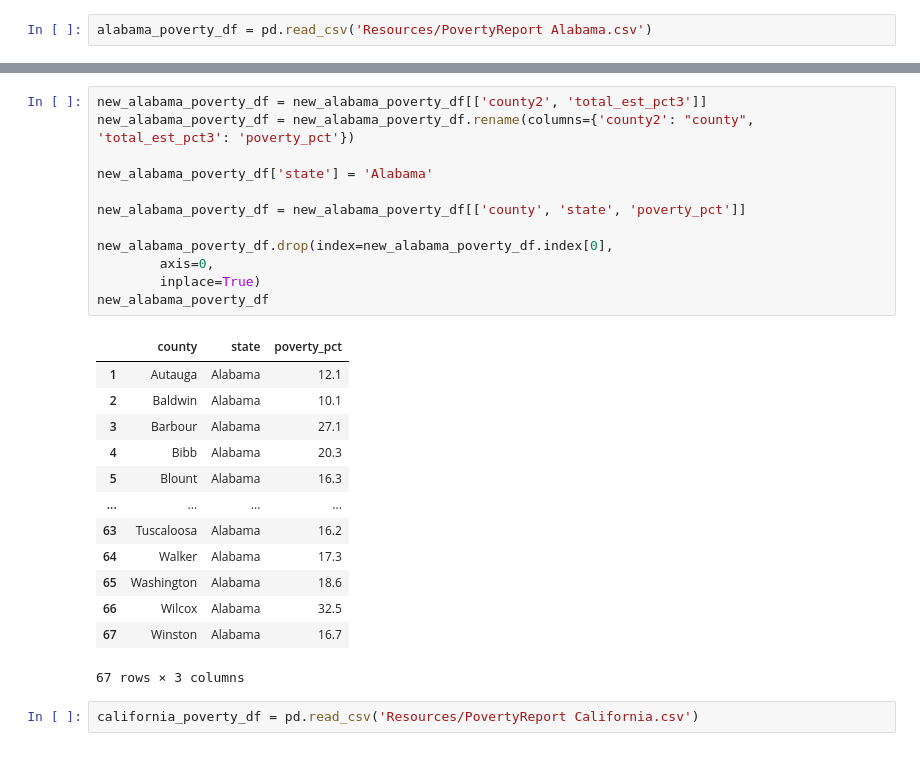
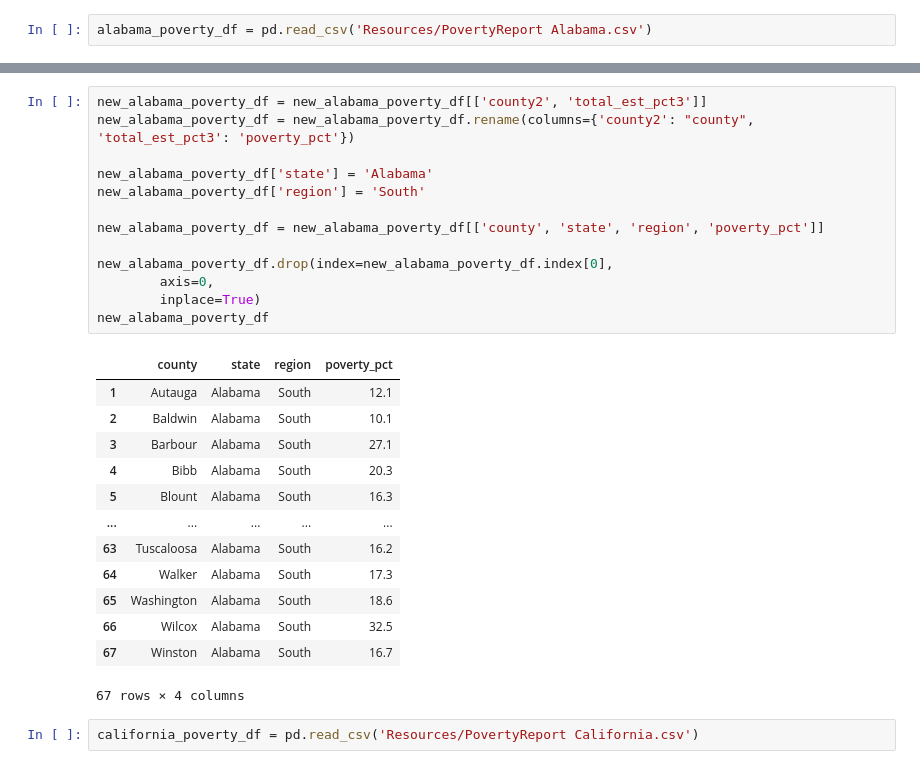
Before and after one commit to nhuquynhle22/Crime_Rates_vs_City_Budgets, a Jupyter notebook: poverty_dataset.ipynb, the cells around one changed output, grey strips where cells are left out. Saved outputs shown, nothing was run; the diff lists cells and outputs as text.

```diff
--- a/poverty_dataset.ipynb
+++ b/poverty_dataset.ipynb
@@ -25,29 +25,30 @@ new_alabama_poverty_df.head()
 # %%
 new_alabama_poverty_df = new_alabama_poverty_df[['county2', 'total_est_pct3']]
 new_alabama_poverty_df = new_alabama_poverty_df.rename(columns={'county2': "county", 'total_est_pct3': 'poverty_pct'})
 
 new_alabama_poverty_df['state'] = 'Alabama'
+new_alabama_poverty_df['region'] = 'South'
 
-new_alabama_poverty_df = new_alabama_poverty_df[['county', 'state', 'poverty_pct']]
+new_alabama_poverty_df = new_alabama_poverty_df[['county', 'state', 'region', 'poverty_pct']]
 
 new_alabama_poverty_df.drop(index=new_alabama_poverty_df.index[0],
         axis=0,
         inplace=True)
 new_alabama_poverty_df
 # %% [output]
-|  | county | state | poverty_pct |
-| 1 | Autauga | Alabama | 12.1 |
-| 2 | Baldwin | Alabama | 10.1 |
-| 3 | Barbour | Alabama | 27.1 |
-| 4 | Bibb | Alabama | 20.3 |
-| 5 | Blount | Alabama | 16.3 |
-| ... | ... | ... | ... |
-| 63 | Tuscaloosa | Alabama | 16.2 |
-| 64 | Walker | Alabama | 17.3 |
-| 65 | Washington | Alabama | 18.6 |
-| 66 | Wilcox | Alabama | 32.5 |
-| 67 | Winston | Alabama | 16.7 |
+|  | county | state | region | poverty_pct |
+| 1 | Autauga | Alabama | South | 12.1 |
+| 2 | Baldwin | Alabama | South | 10.1 |
+| 3 | Barbour | Alabama | South | 27.1 |
+| 4 | Bibb | Alabama | South | 20.3 |
+| 5 | Blount | Alabama | South | 16.3 |
+| ... | ... | ... | ... | ... |
+| 63 | Tuscaloosa | Alabama | South | 16.2 |
+| 64 | Walker | Alabama | South | 17.3 |
+| 65 | Washington | Alabama | South | 18.6 |
+| 66 | Wilcox | Alabama | South | 32.5 |
+| 67 | Winston | Alabama | South | 16.7 |
-67 rows × 3 columns
+67 rows × 4 columns
 # %%
 california_poverty_df = pd.read_csv('Resources/PovertyReport California.csv')
 # %%
```
Also changed, not shown: parts of 12 cells of this notebook.
